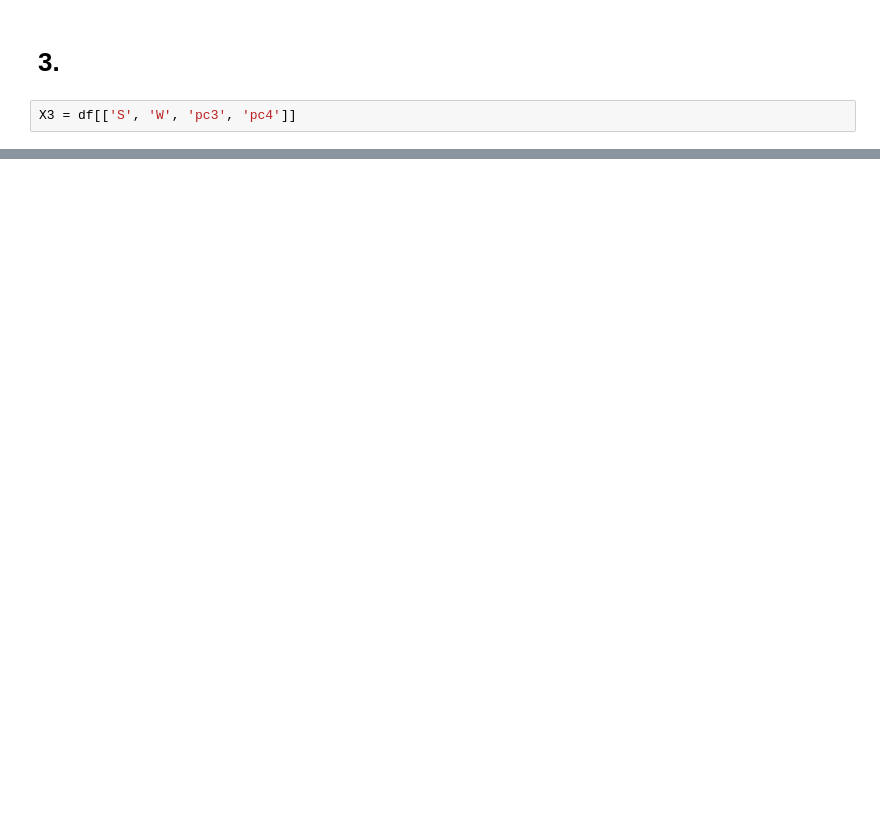
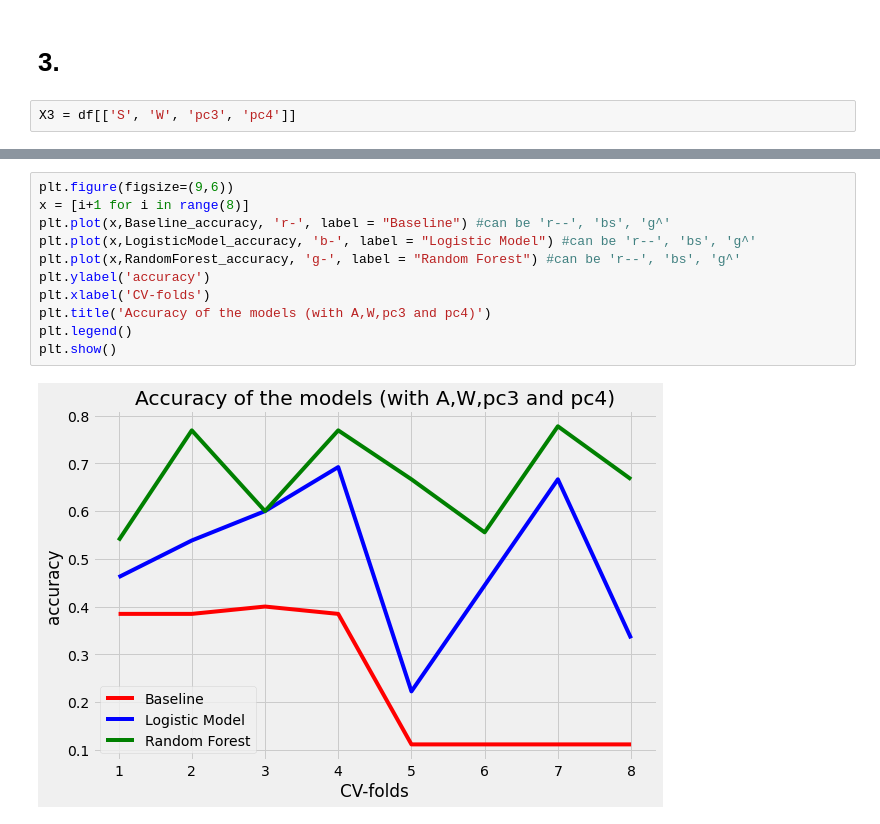
Before and after one commit to NikolajHee/Stat_project, a Jupyter notebook: classification-kopi.ipynb, the cells around one changed output, grey strips where cells are left out. Drawn from its saved outputs; the diff is of its cells as text; blank space fills up the shorter version.

```diff
--- a/classification-kopi.ipynb
+++ b/classification-kopi.ipynb
@@ -195,0 +447,13 @@ X3 = df[['S', 'W', 'pc3', 'pc4']]
+# %%
+plt.figure(figsize=(9,6))
+x = [i+1 for i in range(8)]
+plt.plot(x,Baseline_accuracy, 'r-', label = "Baseline") #can be 'r--', 'bs', 'g^'
+plt.plot(x,LogisticModel_accuracy, 'b-', label = "Logistic Model") #can be 'r--', 'bs', 'g^'
+plt.plot(x,RandomForest_accuracy, 'g-', label = "Random Forest") #can be 'r--', 'bs', 'g^'
+plt.ylabel('accuracy')
+plt.xlabel('CV-folds')
+plt.title('Accuracy of the models (with A,W,pc3 and pc4)')
+plt.legend()
+plt.show()
+# %% [output]
+[figure, added]
```
Also changed, not shown: parts of 14 cells of this notebook, 5 other files.
